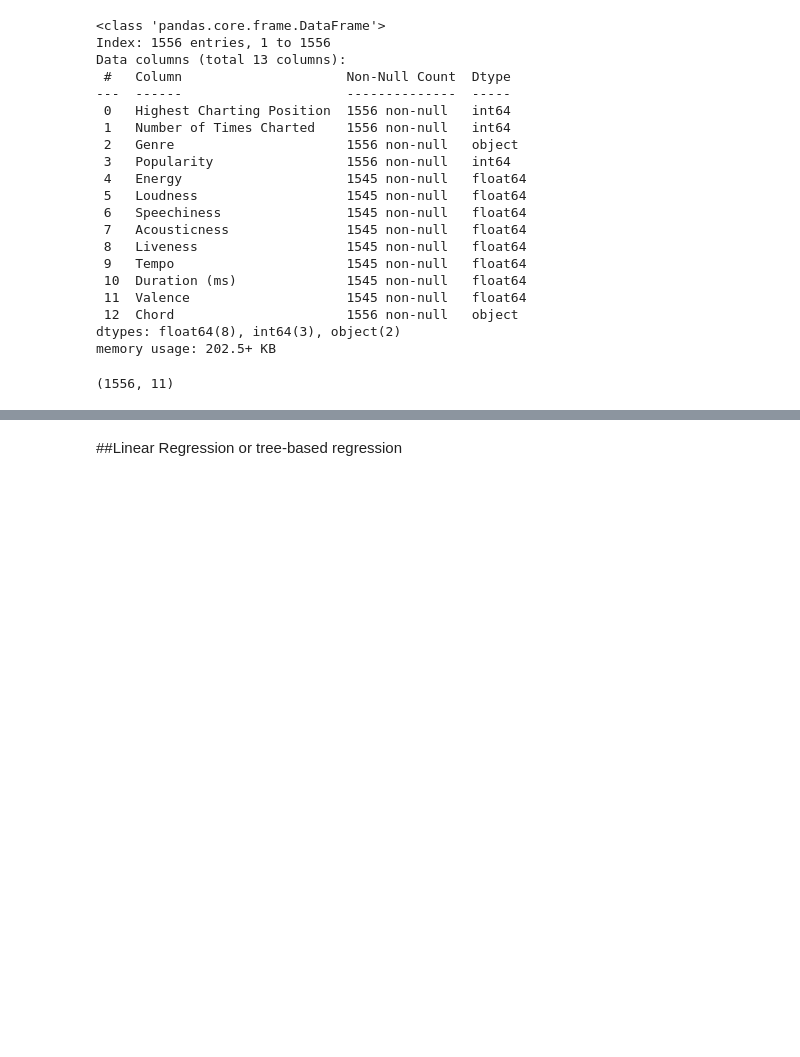
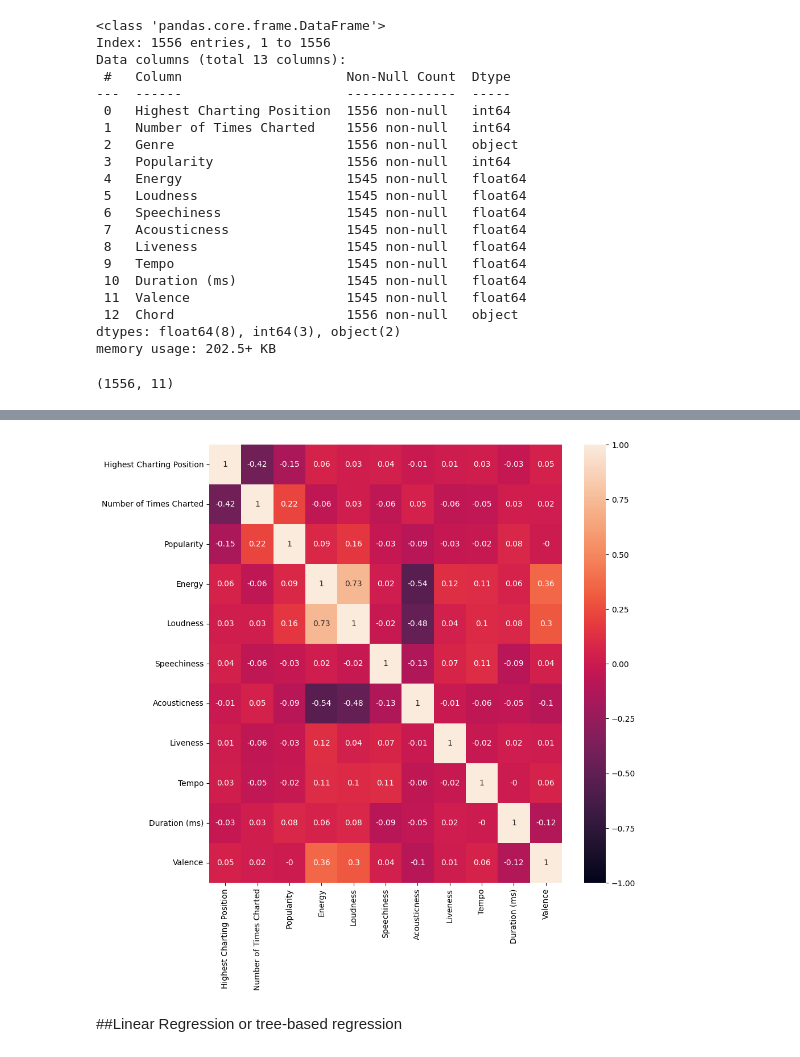
Before and after one commit to test-ds-21/JuanReyesAn___Data-Science-Portfolio-C21, a Jupyter notebook: Projects/Project-4/Spotify.Description.for.Students.ipynb, the cells around one changed output, grey strips where cells are left out. Drawn from its saved outputs; the diff is of its cells as text; code cells hidden in the pictures; blank space fills up the shorter version.

```diff
--- a/Projects/Project-4/Spotify.Description.for.Students.ipynb
+++ b/Projects/Project-4/Spotify.Description.for.Students.ipynb
@@ -377,0 +405,6 @@ spotify_c.shape
+# %%
+plt.figure(figsize=(10,10))
+correlation_matrix = spotify_c.corr().round(2)
+sns.heatmap(data=correlation_matrix, annot=True, vmin=-1, vmax=1) ;
+# %% [output]
+[figure, added]
```
Also changed, not shown: parts of 28 cells of this notebook.
